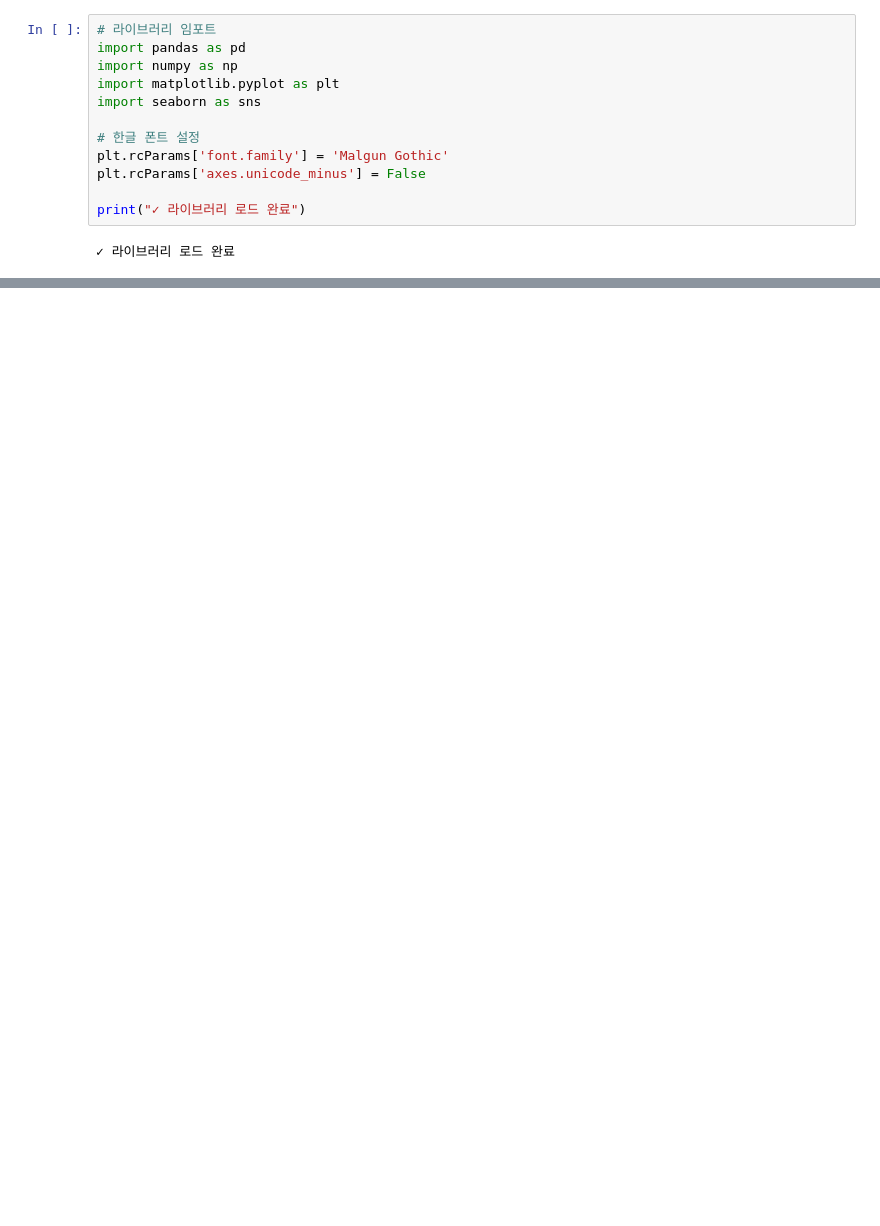
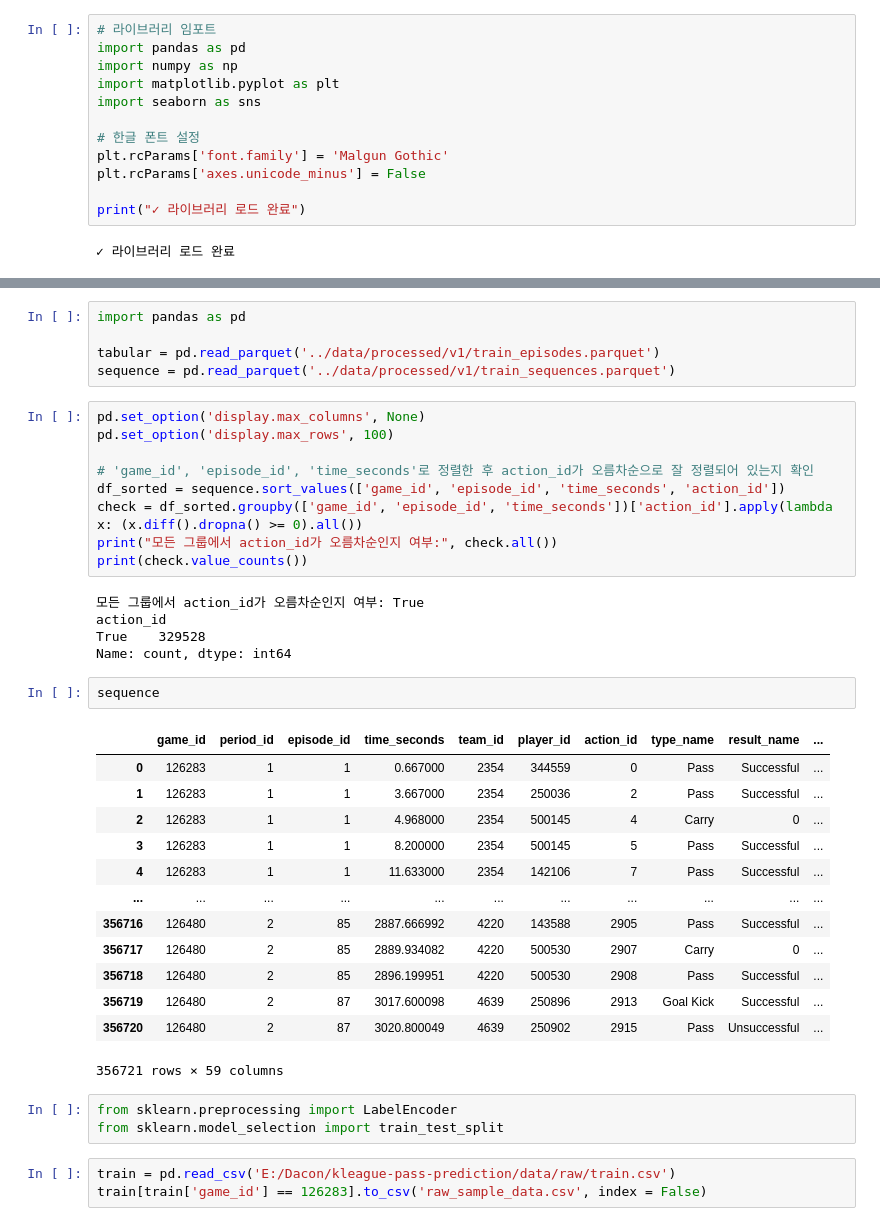
Before and after one commit to parkyuann/kleague-pass-prediction, a Jupyter notebook: notebooks/01_EDA.ipynb, the cells around one changed output, grey strips where cells are left out. Cells and saved outputs as stored; diff of their text form; blank space fills up the shorter version.

```diff
--- a/notebooks/01_EDA.ipynb
+++ b/notebooks/01_EDA.ipynb
@@ -78,0 +39,41 @@ None
+# %%
+import pandas as pd
+
+tabular = pd.read_parquet('../data/processed/v1/train_episodes.parquet')
+sequence = pd.read_parquet('../data/processed/v1/train_sequences.parquet')
+# %%
+pd.set_option('display.max_columns', None)
+pd.set_option('display.max_rows', 100)
+
+# 'game_id', 'episode_id', 'time_seconds'로 정렬한 후 action_id가 오름차순으로 잘 정렬되어 있는지 확인
+df_sorted = sequence.sort_values(['game_id', 'episode_id', 'time_seconds', 'action_id'])
+check = df_sorted.groupby(['game_id', 'episode_id', 'time_seconds'])['action_id'].apply(lambda x: (x.diff().dropna() >= 0).all())
+print("모든 그룹에서 action_id가 오름차순인지 여부:", check.all())
+print(check.value_counts())
+# %% [output]
+모든 그룹에서 action_id가 오름차순인지 여부: True
+action_id
+True    329528
+Name: count, dtype: int64
+# %%
+sequence
+# %% [output]
+|  | game_id | period_id | episode_id | time_seconds | team_id | player_id | action_id | type_name | result_name | ... |
+| 0 | 126283 | 1 | 1 | 0.667000 | 2354 | 344559 | 0 | Pass | Successful | ... |
+| 1 | 126283 | 1 | 1 | 3.667000 | 2354 | 250036 | 2 | Pass | Successful | ... |
+| 2 | 126283 | 1 | 1 | 4.968000 | 2354 | 500145 | 4 | Carry | 0 | ... |
+| 3 | 126283 | 1 | 1 | 8.200000 | 2354 | 500145 | 5 | Pass | Successful | ... |
+| 4 | 126283 | 1 | 1 | 11.633000 | 2354 | 142106 | 7 | Pass | Successful | ... |
+| ... | ... | ... | ... | ... | ... | ... | ... | ... | ... | ... |
+| 356716 | 126480 | 2 | 85 | 2887.666992 | 4220 | 143588 | 2905 | Pass | Successful | ... |
+| 356717 | 126480 | 2 | 85 | 2889.934082 | 4220 | 500530 | 2907 | Carry | 0 | ... |
+| 356718 | 126480 | 2 | 85 | 2896.199951 | 4220 | 500530 | 2908 | Pass | Successful | ... |
+| 356719 | 126480 | 2 | 87 | 3017.600098 | 4639 | 250896 | 2913 | Goal Kick | Successful | ... |
+| 356720 | 126480 | 2 | 87 | 3020.800049 | 4639 | 250902 | 2915 | Pass | Unsuccessful | ... |
+356721 rows × 59 columns
+# %%
+from sklearn.preprocessing import LabelEncoder
+from sklearn.model_selection import train_test_split
+# %%
+train = pd.read_csv('E:/Dacon/kleague-pass-prediction/data/raw/train.csv')
+train[train['game_id'] == 126283].to_csv('raw_sample_data.csv', index = False)
```
Also changed, not shown: parts of 16 cells of this notebook, 28 other files.
